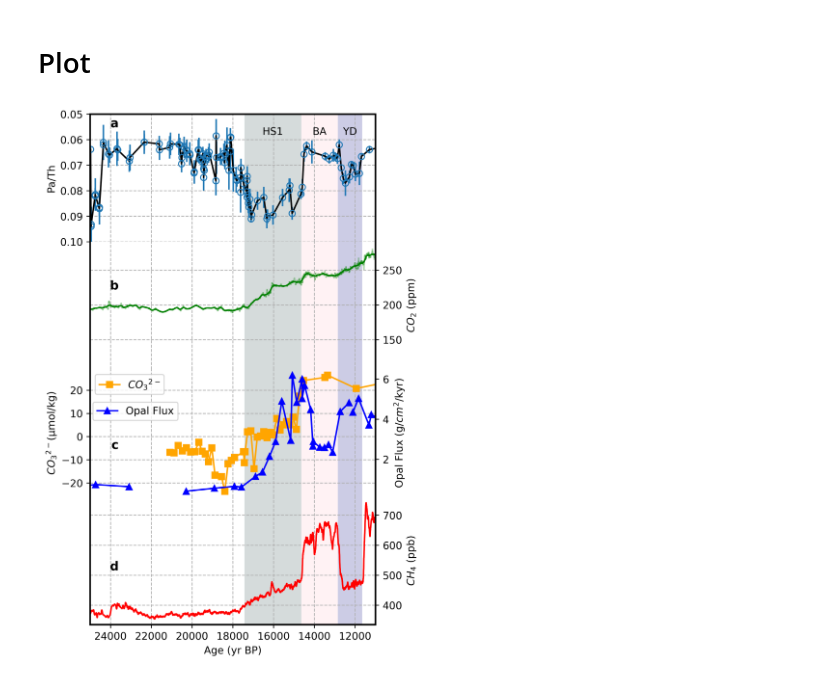
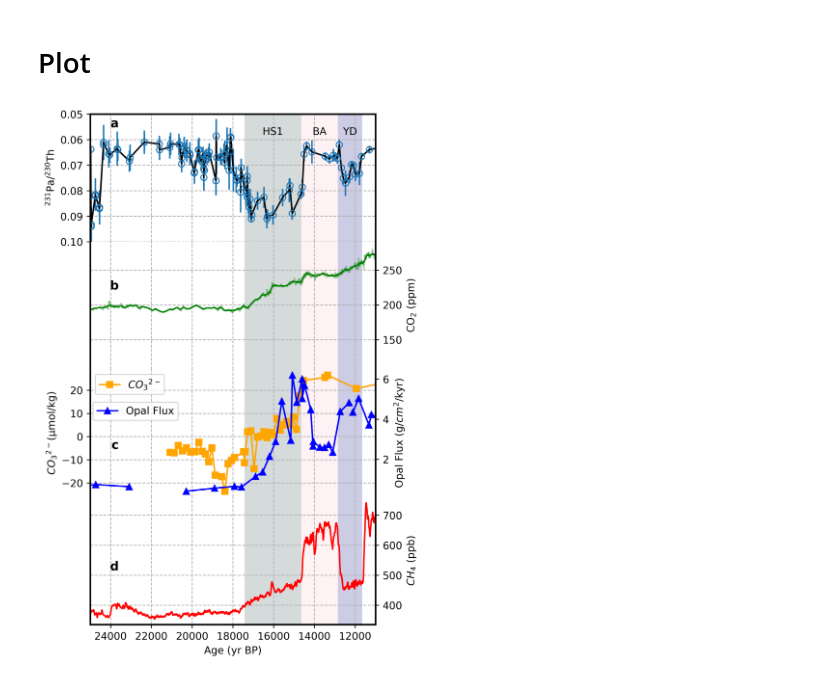
Before and after one commit to Peisong-Zheng/Last_deglaciation, a Jupyter notebook: Figure_4_Proxies.ipynb, the cells around one changed output. Saved outputs shown, nothing was run; the diff lists cells and outputs as text; code cells hidden in the pictures.

```diff
--- a/Figure_4_Proxies.ipynb
+++ b/Figure_4_Proxies.ipynb
@@ -215,7 +215,7 @@ fig.subplots_adjust(hspace=0)
 # Plot AMOC - Change marker to open circle
 axs[0].errorbar(df_AMOC['combined_age'], df_AMOC['Pa_Th'], yerr=df_AMOC['error'], fmt='o', mfc='none')
 axs[0].plot(df_AMOC['combined_age'], df_AMOC['Pa_Th'], '-', color='black')
-axs[0].set_ylabel('Pa/Th')
+axs[0].set_ylabel('$^{231}$Pa/$^{230}$Th')
 axs[0].tick_params(labelbottom=False)
 axs[0].spines['bottom'].set_visible(False)
 axs[0].grid(True, linestyle='--')
@@ -240,7 +240,7 @@ co2_smoothed = np.convolve(co2_interp, np.ones(window)/window, 'same')
 # Plot the smoothed CO2 data
 axs[1].plot(ages_interp, co2_smoothed, color='green')
 
-axs[1].set_ylabel('$CO_2$ (ppm)')
+axs[1].set_ylabel('CO$_2$ (ppm)')
 axs[1].tick_params(labelbottom=False)
 axs[1].spines['bottom'].set_visible(False)
 axs[1].spines['top'].set_visible(False)
@@ -275,33 +275,33 @@ axs[3].set_xlim(11000,25000)
 axs[3].invert_xaxis()
 axs[3].yaxis.tick_right()
 axs[3].yaxis.set_label_position("right")
 
 
 # Label for subplots
 axs[0].text(0.1, 0.97, 'a', transform=axs[0].transAxes, fontsize=12, fontweight='bold', va='top', ha='right')
 axs[1].text(0.1, 0.7, 'b', transform=axs[1].transAxes, fontsize=12, fontweight='bold', va='top', ha='right')
 axs[2].text(0.1, 0.45, 'c', transform=axs[2].transAxes, fontsize=12, fontweight='bold', va='top', ha='right')
 axs[3].text(0.1, 0.5, 'd', transform=axs[3].transAxes, fontsize=12, fontweight='bold', va='top', ha='right')
 
 # Add fancy box
 top = axs[0].get_position().y1
 bottom = axs[-1].get_position().y0
 left = axs[0].get_position().x0
 right = axs[0].get_position().x1
 
 box = patches.FancyBboxPatch(
     (left, bottom), right-left, top-bottom,
     transform=fig.transFigure, boxstyle="square,pad=0",
     ec="black", fc="none", lw=1.6, clip_on=False
 )
 fig.patches.extend([box])
 
 for ax in axs:
     add_grey_bars(ax)
 
 # Show plot
 plt.show()
 # %% [output]
-[figure, old version]
+[figure, new version]
 # %%
 output_path = 'D:/VScode/Last_deglaciation/fig_exp_temp/'
```
Also changed, not shown: parts of 1 cell of this notebook, 5 other files.
